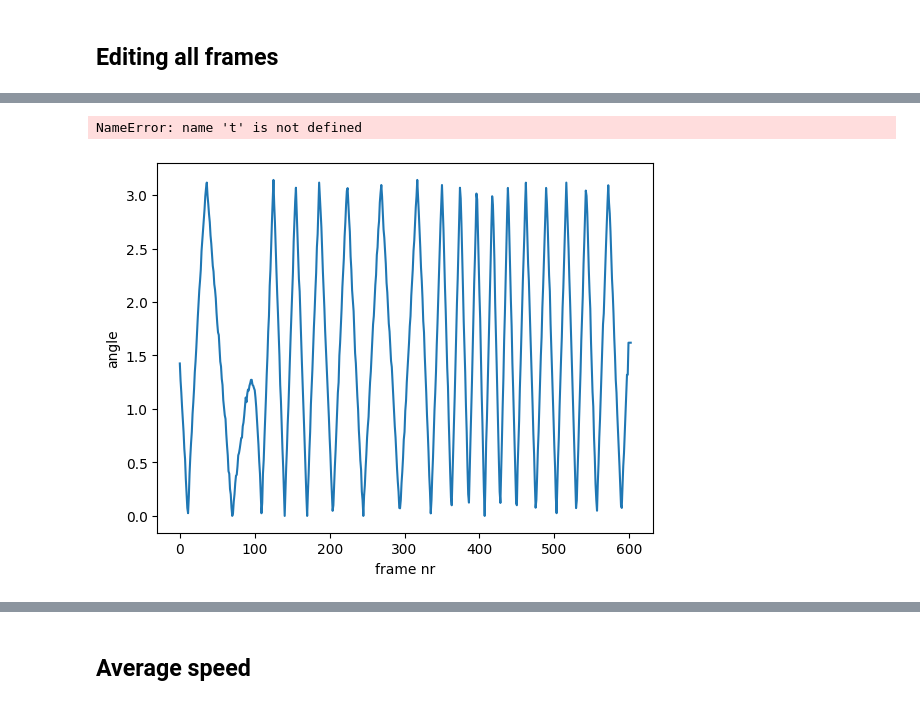
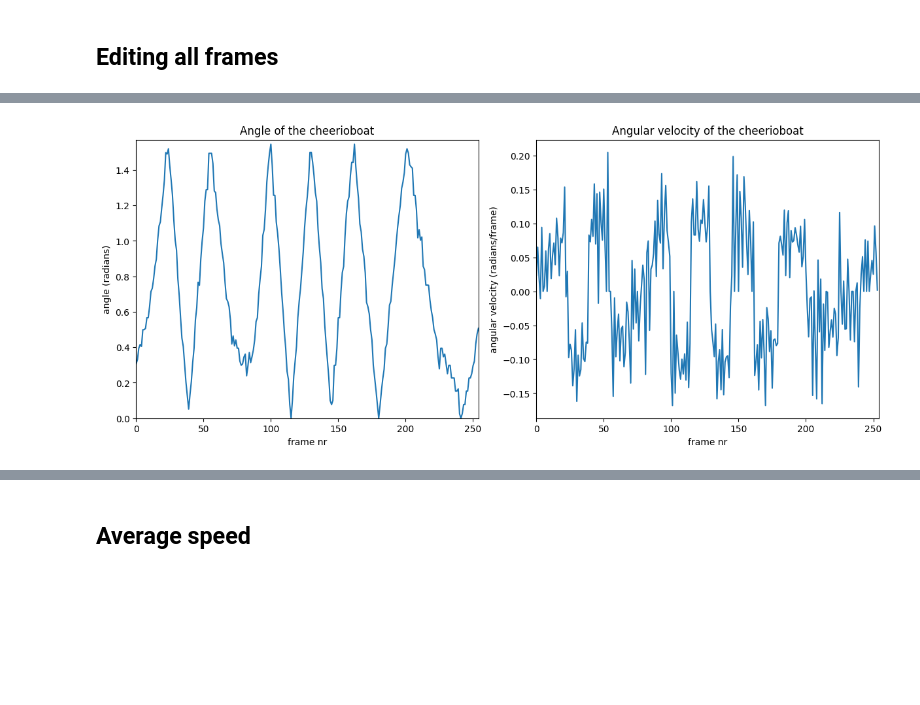
Before and after one commit to TasBakker/CheerioBoatPrototyping, a Jupyter notebook: trackingCode.ipynb, the cells around one changed output, grey strips where cells are left out. Saved outputs shown, nothing was run; the diff lists cells and outputs as text; code cells hidden in the pictures; blank space fills up the shorter version.

```diff
--- a/trackingCode.ipynb
+++ b/trackingCode.ipynb
@@ -138,6 +157,0 @@ We've now got locations for all our dots! But to get information on the movement
-# %%
-search_range = 140
-memory       = 20
-
-t = tp.link(f, search_range=search_range, memory=memory)# WAS 90
-# t = tp.filter_stubs(t,t['frame'].max() * 0.70 )
@@ -147,2 +157,0 @@ KeyboardInterrupt:
-# %%
-t = t[t['particle'] != t.loc[(t['frame'] == 0) & (t['x'] > 1400)]['particle'].iloc[0]]
@@ -167,30 +158,42 @@ t
 # %%
-# Het middenpunt van het bootje uitrekenen
+# calculate the centre of the boat
 x = []
 y = []
 
-for framenr in list(set(t['frame'])):
+for framenr in framelist:
     x.append(0.5 * sum(t.loc[t['frame'] == framenr]['x']))
     y.append(0.5 * sum(t.loc[t['frame'] == framenr]['y']))
 # %%
 theta = []
 particles = list(set(t['particle']))
-for framenr in list(set(t['frame'])):
+for framenr in framelist:
     tt = t[t['frame'] == framenr]
     try: # calculate the angle of the particle with respect to an arbitrary axis
         dx = float((tt.loc[tt['particle'] == particles[1], ['x']]).iloc[0]) - float((tt.loc[tt['particle'] == particles[0], ['x']]).iloc[0])
         dy = float((tt.loc[tt['particle'] == particles[1], ['y']]).iloc[0]) - float((tt.loc[tt['particle'] == particles[0], ['y']]).iloc[0])
-        theta.append(np.arccos(dx/np.sqrt(np.square(dx) + np.square(dy))))
+        theta.append(np.arctan(np.abs(dy/dx)))
     except: # if a frame does not have every particle, repeat the previous value
         theta.append(theta[-1])
-display(theta)
+
+
+# from the obtained angles, calculate the angular velocity in terms of radians per frame
+omega = (np.insert(theta, 0, 0) - np.insert(theta, -1, 0))[1:-1] / (np.insert(framelist, 0, 0) - np.insert(framelist, -1, 0))[1:-1]
-# %% [output]
-NameError: name 't' is not defined
 # %%
 
-plt.plot(list(set(t['frame'])), theta)
-plt.xlabel('frame nr')
-plt.ylabel('angle')
+fig, (ax1, ax2) = plt.subplots(1, 2, figsize=(12,5), constrained_layout=True)
+
+ax1.plot(framelist, theta)
+ax1.set_title('Angle of the cheerioboat')
+ax1.set_xlabel('frame nr')
+ax1.set_ylabel('angle (radians)')
+ax1.set_xlim(min(framelist), max(framelist))
+ax1.set_ylim(0, np.pi / 2)
+
+ax2.plot(framelist[:-1], omega)
+ax2.set_title('Angular velocity of the cheerioboat')
+ax2.set_xlabel('frame nr')
+ax2.set_ylabel('angular velocity (radians/frame)')
+ax2.set_xlim(min(framelist), max(framelist))
 plt.show()
 # %% [output]
-[figure, old version]
+[figure, new version]
```
Also changed, not shown: parts of 16 cells of this notebook.
